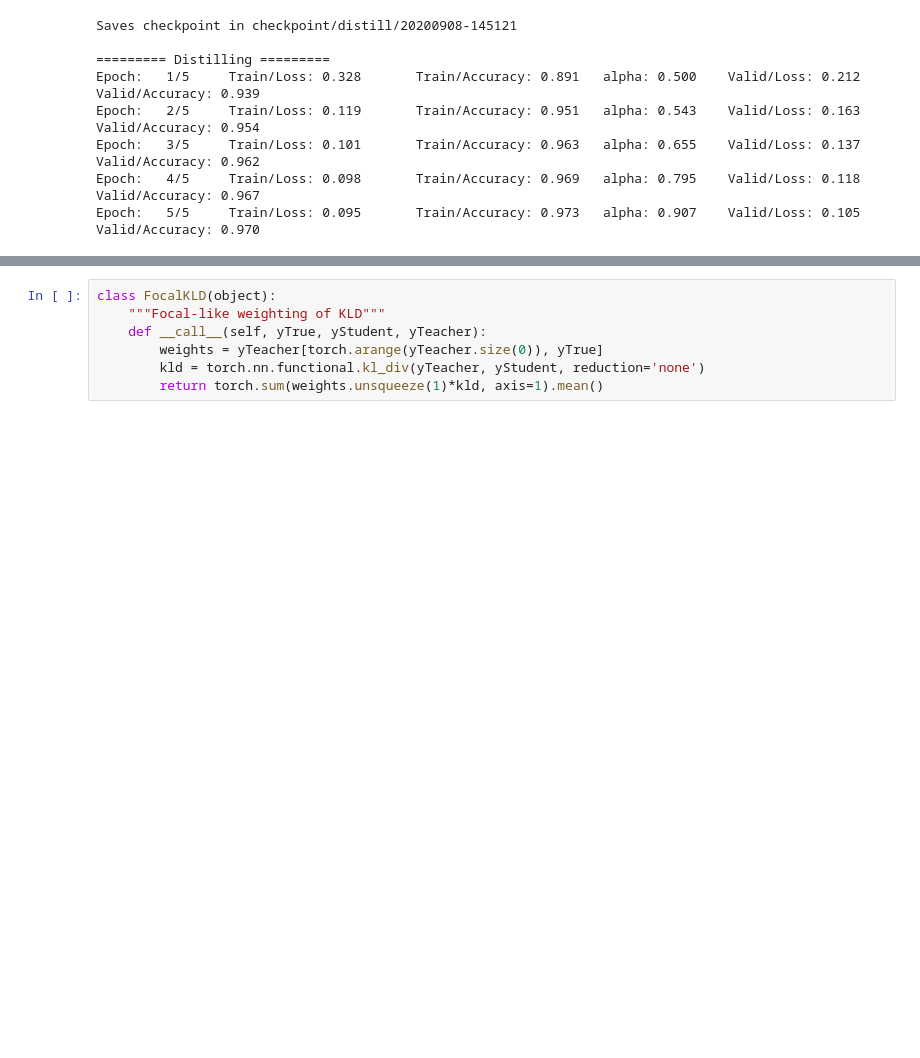
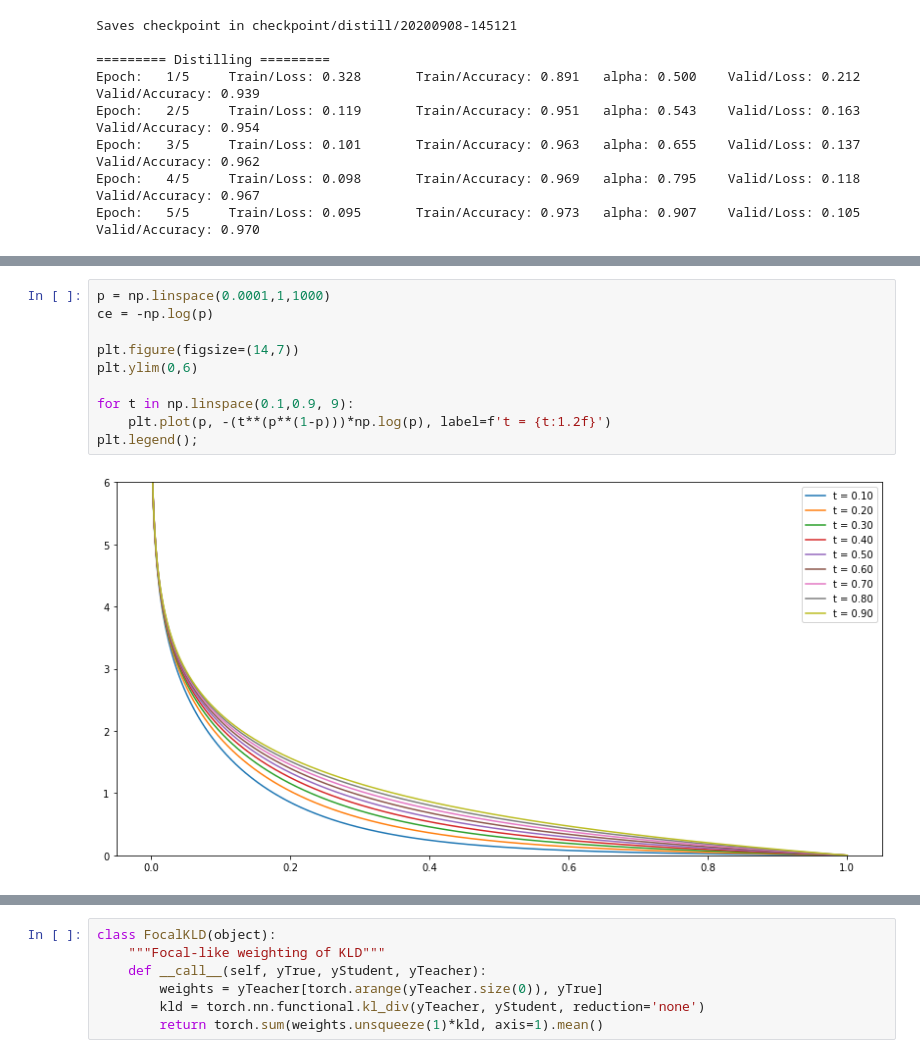
Before and after one commit to Kennethborup/knowledgeDistillation, a Jupyter notebook: Investigations.ipynb, the cells around one changed output, grey strips where cells are left out. Cells and saved outputs as stored; diff of their text form; blank space fills up the shorter version.

```diff
--- a/Investigations.ipynb
+++ b/Investigations.ipynb
@@ -261,0 +315,12 @@ where $p^i_t$ is the probability of the true class, and thus the KLD is reduced
+# %%
+p = np.linspace(0.0001,1,1000)
+ce = -np.log(p)
+
+plt.figure(figsize=(14,7))
+plt.ylim(0,6)
+
+for t in np.linspace(0.1,0.9, 9):
+    plt.plot(p, -(t**(p**(1-p)))*np.log(p), label=f't = {t:1.2f}')
+plt.legend();
+# %% [output]
+[figure, added]
```
Also changed, not shown: parts of 9 cells of this notebook, 1 other file.
